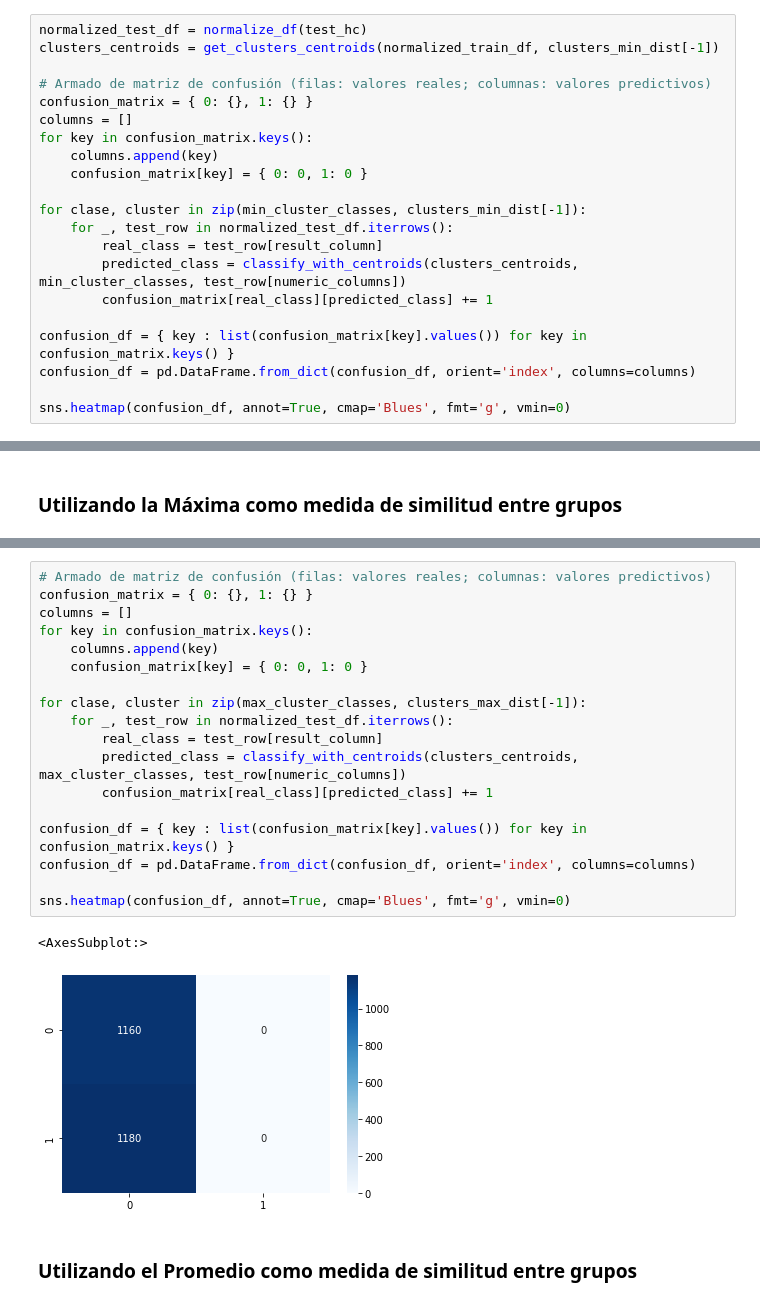
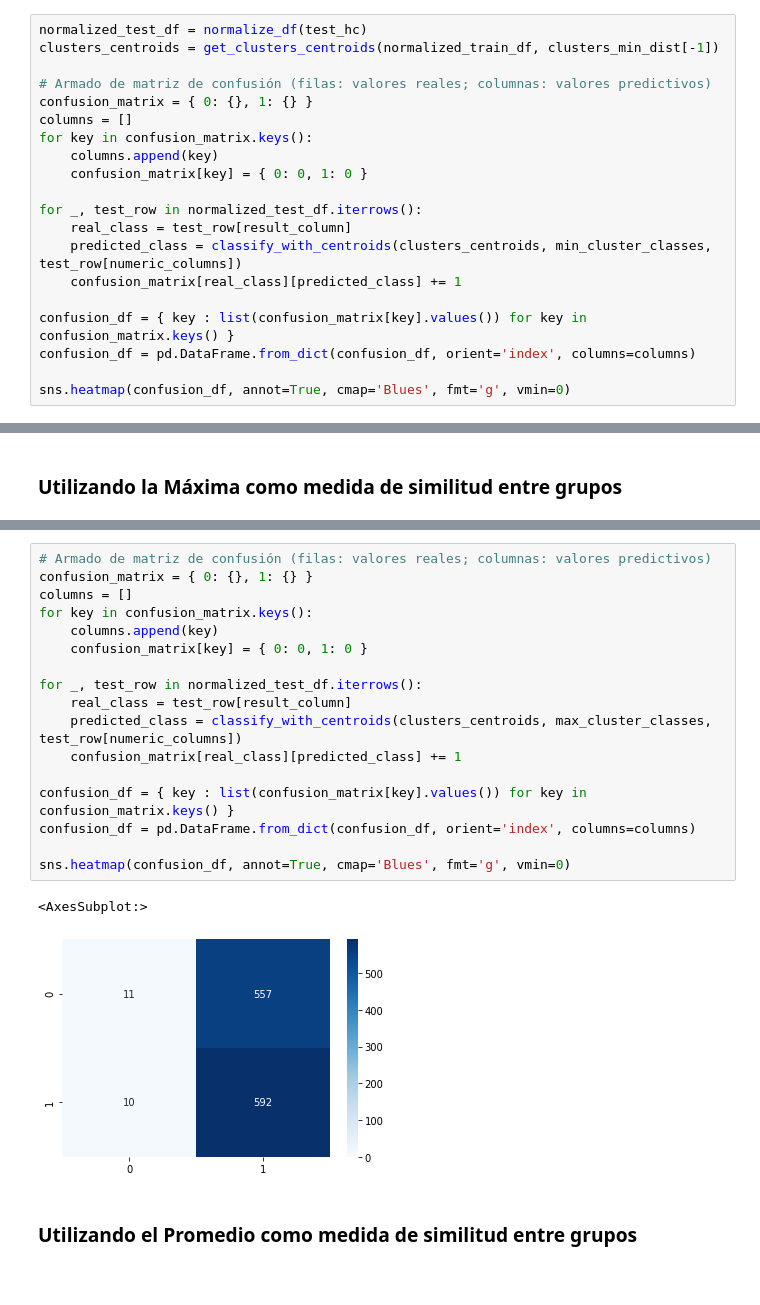
Before and after one commit to FelipeGorostiaga/MachineLearning, a Jupyter notebook: src/tp4/tp4.ipynb, the cells around one changed output, grey strips where cells are left out. Cells and saved outputs as stored; diff of their text form.

Commit message:
Add preliminary final results

```diff
--- a/src/tp4/tp4.ipynb
+++ b/src/tp4/tp4.ipynb
@@ -442,11 +442,10 @@ for key in confusion_matrix.keys():
     columns.append(key)
     confusion_matrix[key] = { 0: 0, 1: 0 }
 
-for clase, cluster in zip(min_cluster_classes, clusters_min_dist[-1]):
-    for _, test_row in normalized_test_df.iterrows():
-        real_class = test_row[result_column]
-        predicted_class = classify_with_centroids(clusters_centroids, min_cluster_classes, test_row[numeric_columns])
-        confusion_matrix[real_class][predicted_class] += 1
+for _, test_row in normalized_test_df.iterrows():
+    real_class = test_row[result_column]
+    predicted_class = classify_with_centroids(clusters_centroids, min_cluster_classes, test_row[numeric_columns])
+    confusion_matrix[real_class][predicted_class] += 1
 
 confusion_df = { key : list(confusion_matrix[key].values()) for key in confusion_matrix.keys() }
 confusion_df = pd.DataFrame.from_dict(confusion_df, orient='index', columns=columns)
@@ -470,24 +469,23 @@ print(max_cluster_classes)
 # %%
 # Armado de matriz de confusión (filas: valores reales; columnas: valores predictivos)
 confusion_matrix = { 0: {}, 1: {} }
 columns = []
 for key in confusion_matrix.keys():
     columns.append(key)
     confusion_matrix[key] = { 0: 0, 1: 0 }
 
-for clase, cluster in zip(max_cluster_classes, clusters_max_dist[-1]):
-    for _, test_row in normalized_test_df.iterrows():
-        real_class = test_row[result_column]
-        predicted_class = classify_with_centroids(clusters_centroids, max_cluster_classes, test_row[numeric_columns])
-        confusion_matrix[real_class][predicted_class] += 1
+for _, test_row in normalized_test_df.iterrows():
+    real_class = test_row[result_column]
+    predicted_class = classify_with_centroids(clusters_centroids, max_cluster_classes, test_row[numeric_columns])
+    confusion_matrix[real_class][predicted_class] += 1
 
 confusion_df = { key : list(confusion_matrix[key].values()) for key in confusion_matrix.keys() }
 confusion_df = pd.DataFrame.from_dict(confusion_df, orient='index', columns=columns)
 
 sns.heatmap(confusion_df, annot=True, cmap='Blues', fmt='g', vmin=0)
 # %% [output]
 <AxesSubplot:>
-[figure, old version]
+[figure, new version]
 # %% [markdown]
 ### Utilizando el Promedio como medida de similitud entre grupos
 # %%
```
Also changed, not shown: parts of 30 cells of this notebook.
